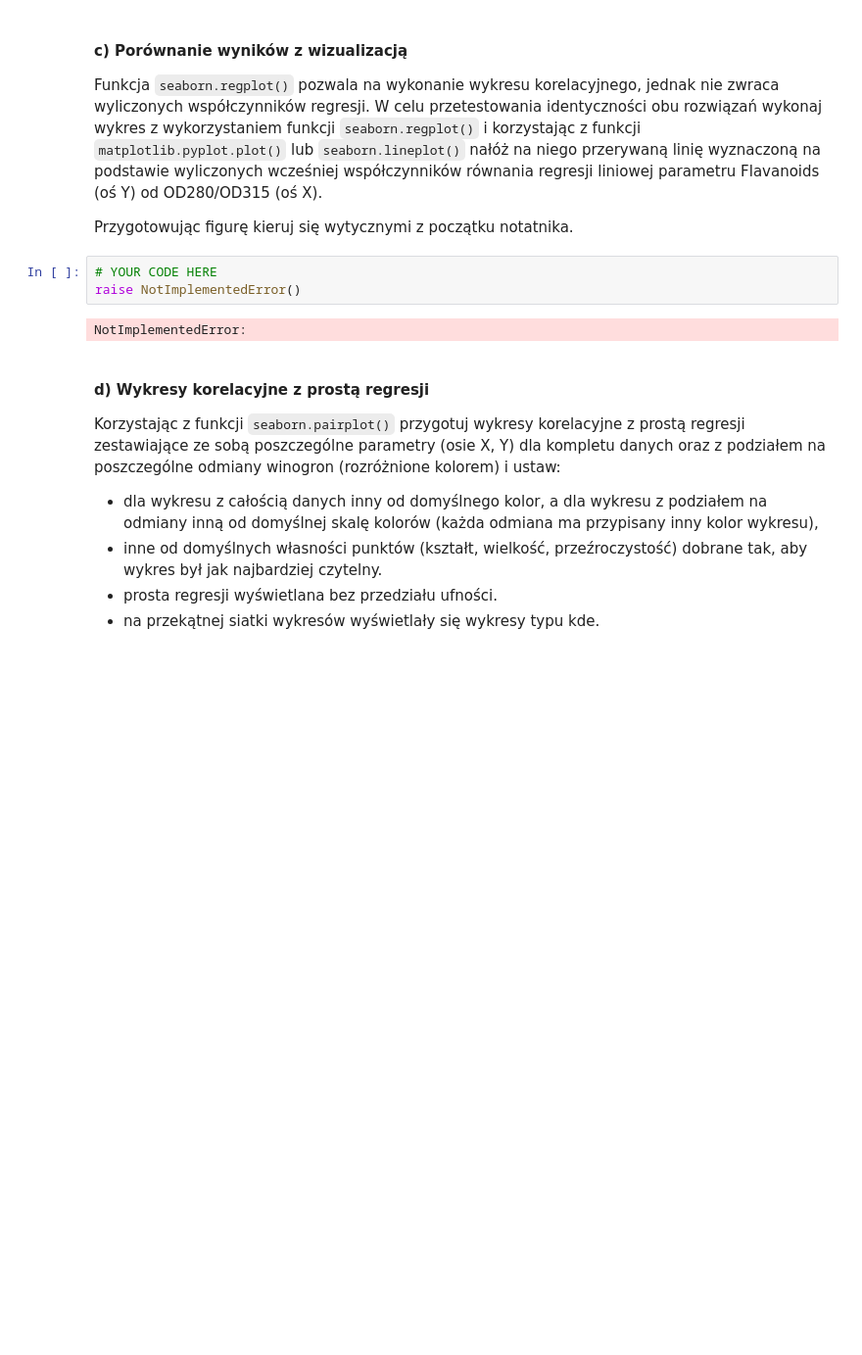
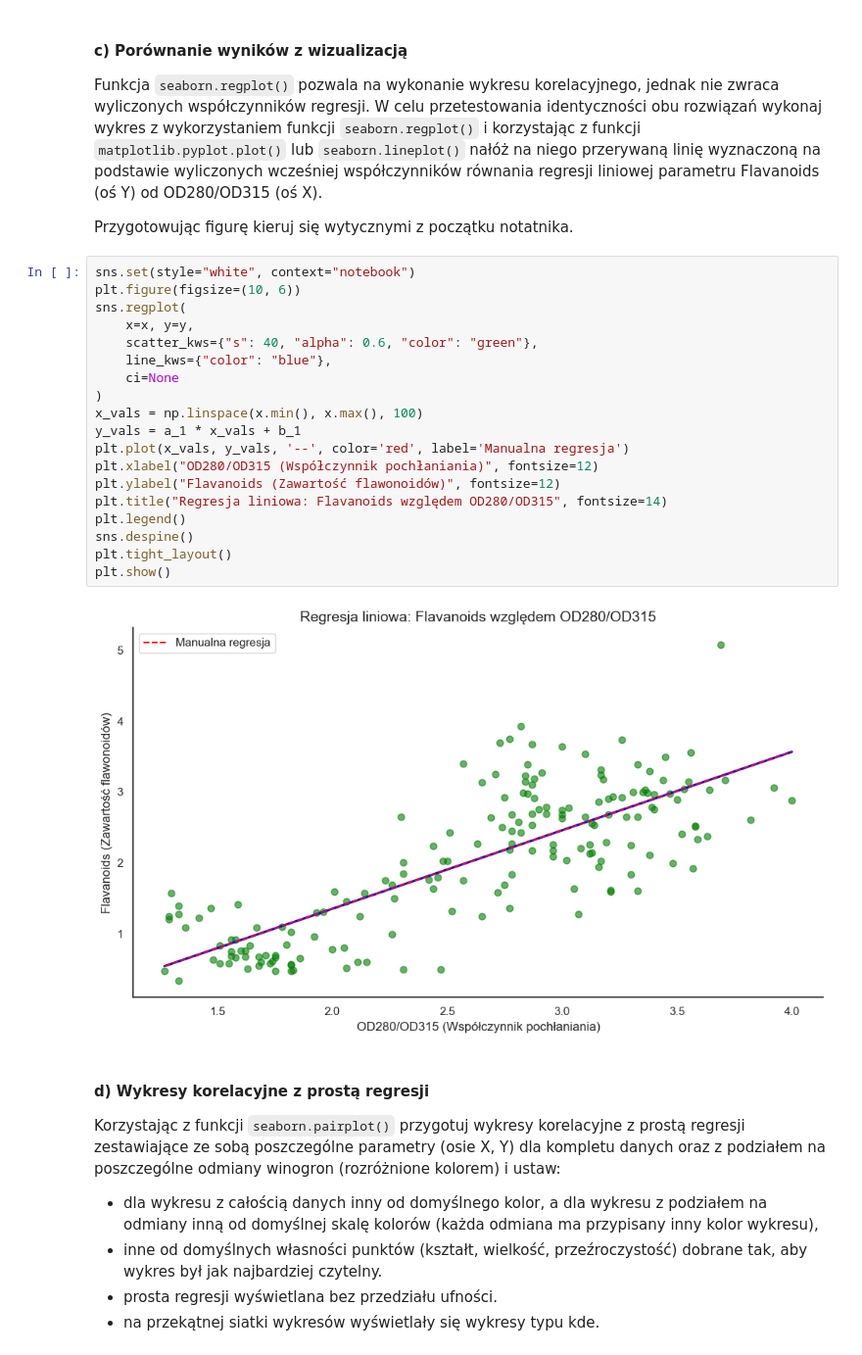
Before and after one commit to grupStat/proj4, a Jupyter notebook: ZZ04.ipynb, the cells around one changed output. Shown at 98% size. Drawn from its saved outputs; the diff is of its cells as text; blank space fills up the shorter version.

```diff
--- a/ZZ04.ipynb
+++ b/ZZ04.ipynb
@@ -362,10 +364,26 @@ Funkcja `seaborn.regplot()` pozwala na wykonanie wykresu korelacyjnego, jednak n
 
 Przygotowując figurę kieruj się wytycznymi z początku notatnika.
 # %%
-# YOUR CODE HERE
-raise NotImplementedError()
+sns.set(style="white", context="notebook")
+plt.figure(figsize=(10, 6))
+sns.regplot(
+    x=x, y=y,
+    scatter_kws={"s": 40, "alpha": 0.6, "color": "green"},
+    line_kws={"color": "blue"},
+    ci=None
+)
+x_vals = np.linspace(x.min(), x.max(), 100)
+y_vals = a_1 * x_vals + b_1
+plt.plot(x_vals, y_vals, '--', color='red', label='Manualna regresja')
+plt.xlabel("OD280/OD315 (Współczynnik pochłaniania)", fontsize=12)
+plt.ylabel("Flavanoids (Zawartość flawonoidów)", fontsize=12)
+plt.title("Regresja liniowa: Flavanoids względem OD280/OD315", fontsize=14)
+plt.legend()
+sns.despine()
+plt.tight_layout()
+plt.show()
 # %% [output]
-NotImplementedError:
+[figure, added]
 # %% [markdown]
 #### d) Wykresy korelacyjne z prostą regresji
 
```
Also changed, not shown: parts of 4 cells of this notebook.
